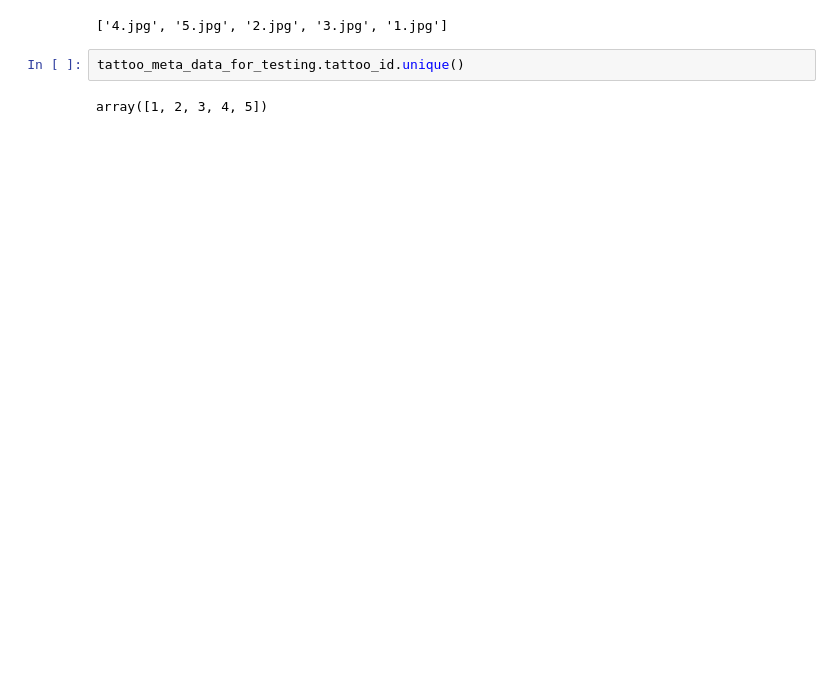
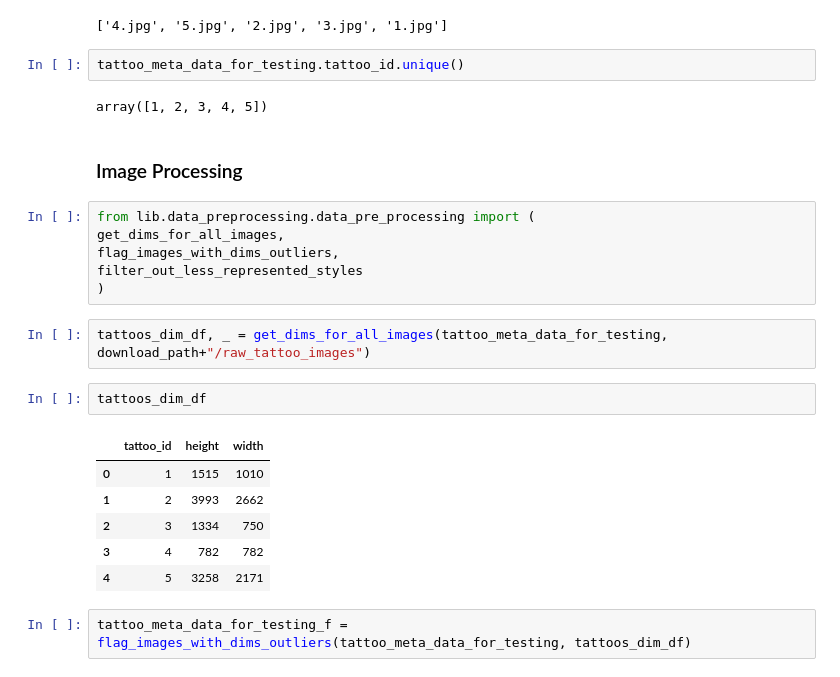
Before and after one commit to harshbaberwal21/tattoo_style_tagger, a Jupyter notebook: development/data_setup_check.ipynb, the cells around one changed output. Cells and saved outputs as stored; diff of their text form; blank space fills up the shorter version.

```diff
--- a/development/data_setup_check.ipynb
+++ b/development/data_setup_check.ipynb
@@ -210,3 +214,24 @@ os.listdir(download_path+"/raw_tattoo_images")
 tattoo_meta_data_for_testing.tattoo_id.unique()
 # %% [output]
 array([1, 2, 3, 4, 5])
+# %% [markdown]
+### Image Processing
+# %%
+from lib.data_preprocessing.data_pre_processing import (
+get_dims_for_all_images,
+flag_images_with_dims_outliers,
+filter_out_less_represented_styles
+)
+# %%
+tattoos_dim_df, _ = get_dims_for_all_images(tattoo_meta_data_for_testing, download_path+"/raw_tattoo_images")
+# %%
+tattoos_dim_df
+# %% [output]
+|  | tattoo_id | height | width |
+| 0 | 1 | 1515 | 1010 |
+| 1 | 2 | 3993 | 2662 |
+| 2 | 3 | 1334 | 750 |
+| 3 | 4 | 782 | 782 |
+| 4 | 5 | 3258 | 2171 |
+# %%
+tattoo_meta_data_for_testing_f = flag_images_with_dims_outliers(tattoo_meta_data_for_testing, tattoos_dim_df)
```
Also changed, not shown: parts of 9 cells of this notebook, 1 other file.
